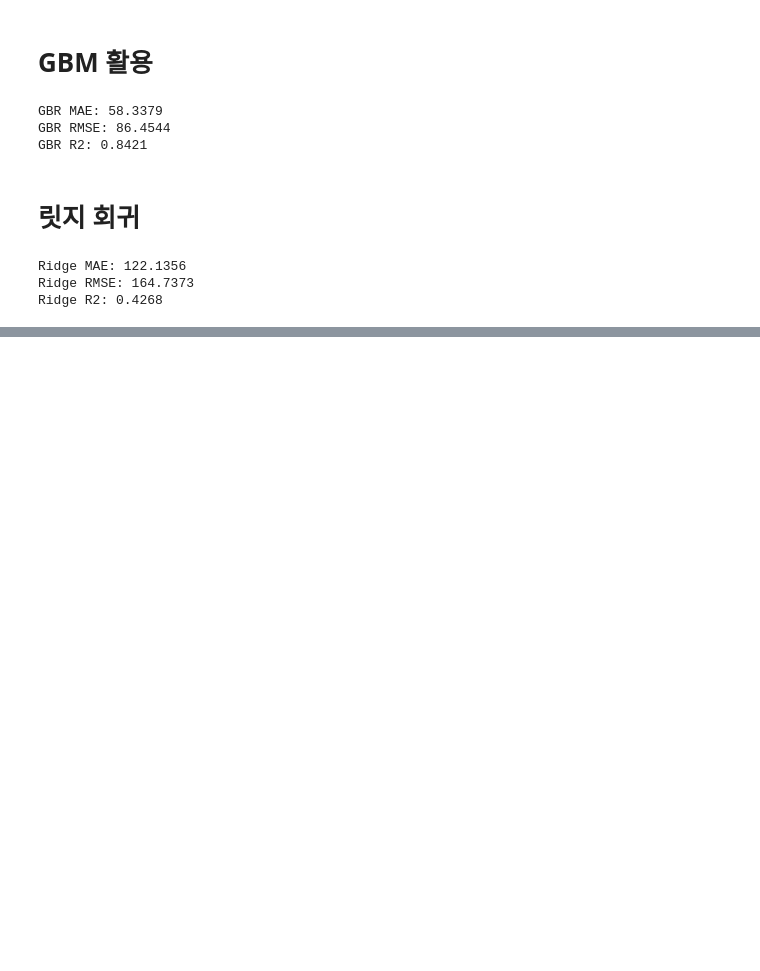
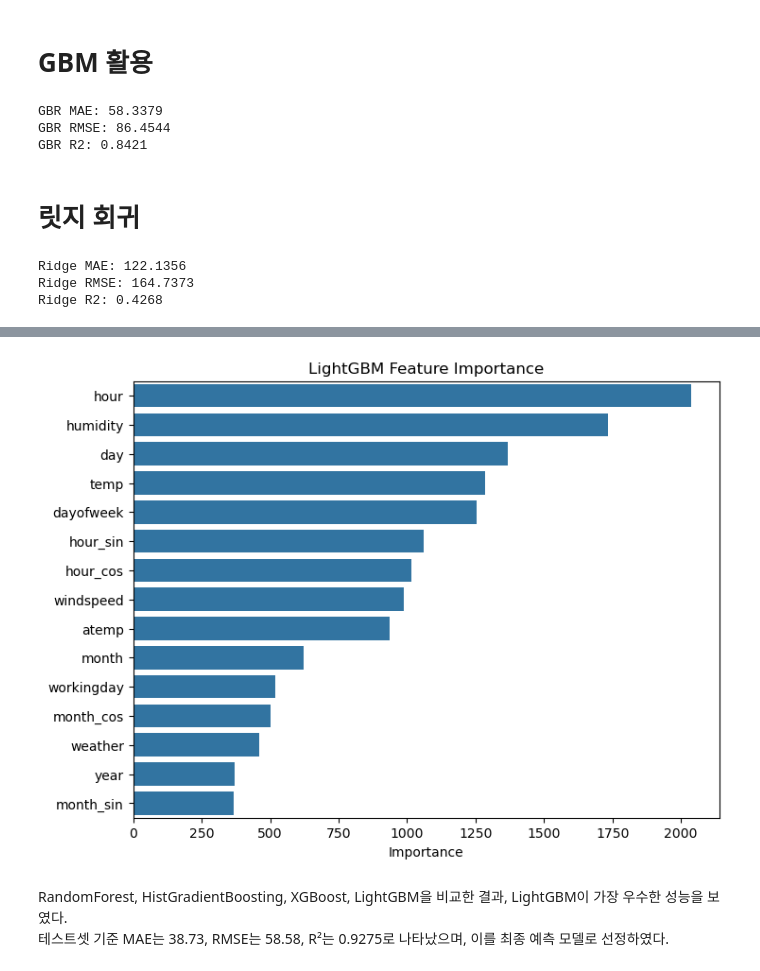
Before and after one commit to chanho0215/hipython, a Jupyter notebook: ml/10_자전거회귀모델.ipynb, the cells around one changed output, grey strips where cells are left out. Drawn from its saved outputs; the diff is of its cells as text; code cells hidden in the pictures; blank space fills up the shorter version.

```diff
--- a/ml/10_자전거회귀모델.ipynb
+++ b/ml/10_자전거회귀모델.ipynb
@@ -531,0 +846,13 @@ Ridge R2: 0.4268
+# %%
+fi = pd.Series(lgbm.feature_importances_, index=X_train.columns).sort_values(ascending=False)
+
+plt.figure(figsize=(8,6))
+sns.barplot(x=fi.head(15).values, y=fi.head(15).index)
+plt.title("LightGBM Feature Importance")
+plt.xlabel("Importance")
+plt.ylabel("")
+plt.show()
+# %% [output]
+[figure, added]
+# %% [markdown]
+RandomForest, HistGradientBoosting, XGBoost, LightGBM을 비교한 결과, LightGBM이 가장 우수한 성능을 보였다. <br>테스트셋 기준 MAE는 38.73, RMSE는 58.58, R²는 0.9275로 나타났으며, 이를 최종 예측 모델로 선정하였다.
```
Also changed, not shown: parts of 13 cells of this notebook.
